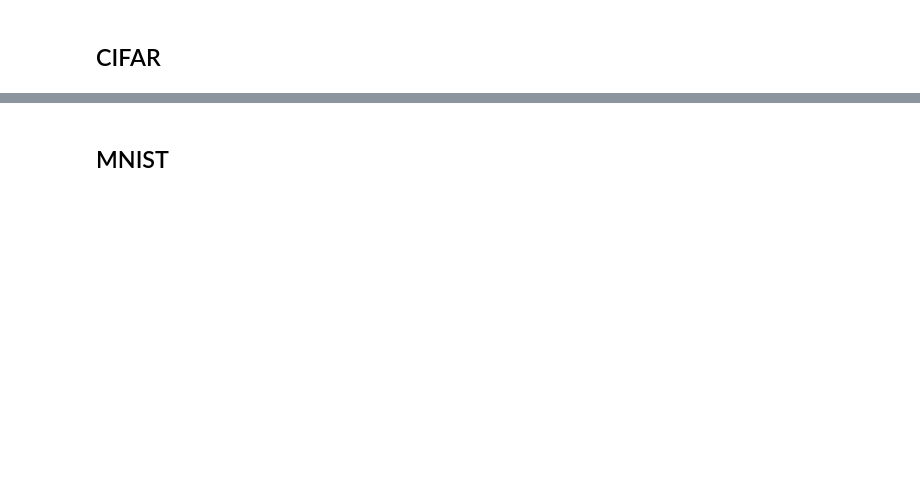
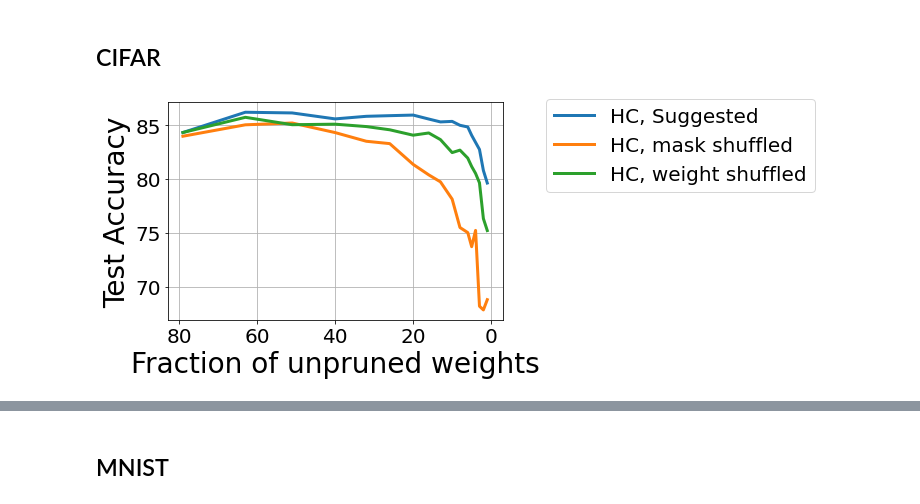
Before and after one commit to ksreenivasan/pruning_is_enough, a Jupyter notebook: visualize-results.ipynb, the cells around one changed output, grey strips where cells are left out. Cells and saved outputs as stored; diff of their text form; code cells hidden in the pictures; blank space fills up the shorter version.

```diff
--- a/visualize-results.ipynb
+++ b/visualize-results.ipynb
@@ -16,10 +16,3 @@ line_width = 3
 legend_size = 20
 # %% [markdown]
 ## CIFAR
-# %%
-RESULTS_FOLDER = "results/quantized_hc_results"
-
-acc_df = pd.read_csv("{}/acc_and_sparsity.csv".format(RESULTS_FOLDER))
-mask_shuffle_df = pd.read_csv("{}/acc_and_sparsity_mask_shuffle.csv".format(RESULTS_FOLDER))
-weight_reinit_df = pd.read_csv("{}/acc_and_sparsity_weight_reinit.csv".format(RESULTS_FOLDER))
-weight_shuffle_df = pd.read_csv("{}/acc_and_sparsity_weight_shuffle.csv".format(RESULTS_FOLDER))
@@ -25,0 +72,16 @@ weight_shuffle_df = pd.read_csv("{}/acc_and_sparsity_weight_shuffle.csv".format(
+# %%
+fig, ax1 = plt.subplots(figsize=(6, 4))
+ax1.plot(sp_list, vanilla_acc, linewidth=line_width, c='C0', label='HC, Suggested')
+ax1.plot(sp_list, mask_shuffle_acc, linewidth=line_width, c='C1', label='HC, mask shuffled')
+ax1.plot(sp_list, weight_shuffle_acc, linewidth=line_width, c='C2', label='HC, weight shuffled')
+
+
+ax1.invert_xaxis()
+ax1.tick_params(axis='both', labelsize=tick_size)
+ax1.set_xlabel("Fraction of unpruned weights", fontsize=label_size)
+ax1.set_ylabel("Test Accuracy", fontsize=label_size)
+ax1.legend(fontsize=legend_size, loc='center left', bbox_to_anchor=(1.1, 0.8))#, loc='right')
+ax1.grid(True)
+plt.savefig('hc_resnet20_cifar10.pdf', format='pdf', dpi=600, bbox_inches='tight', pad_inches=0.05)
+# %% [output]
+[figure, added]
```
Also changed, not shown: parts of 5 cells of this notebook.
